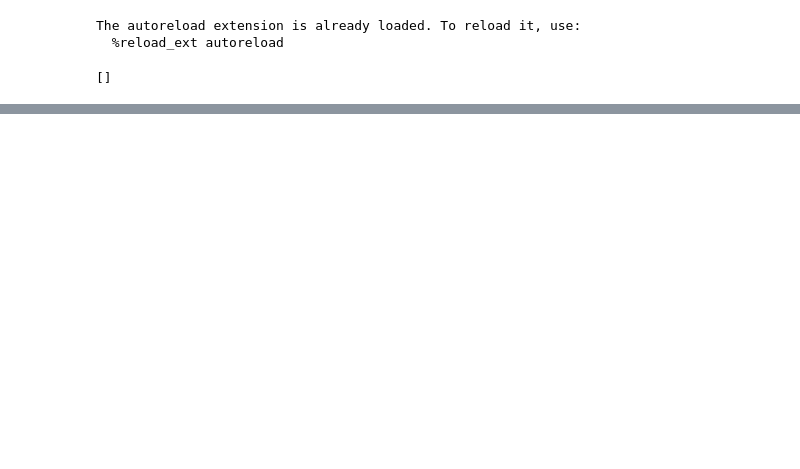
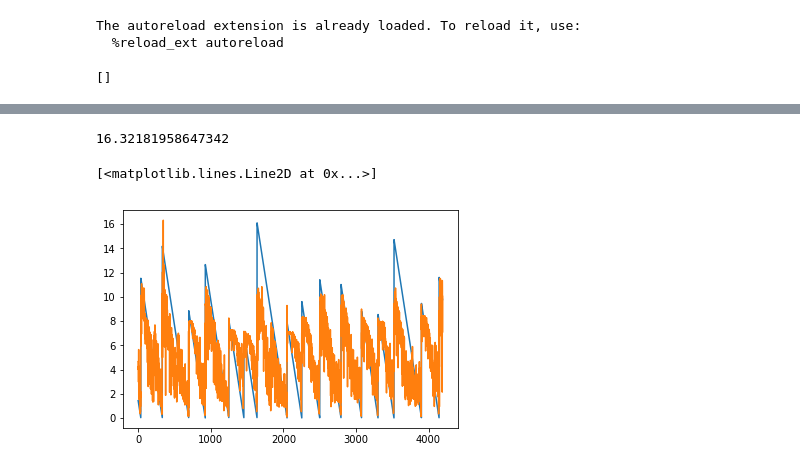
Before and after one commit to JonRao/LANL-Earthquake-Prediction, a Jupyter notebook: eda.ipynb, the cells around one changed output, grey strips where cells are left out. Saved outputs shown, nothing was run; the diff lists cells and outputs as text; code cells hidden in the pictures; blank space fills up the shorter version.

```diff
--- a/eda.ipynb
+++ b/eda.ipynb
@@ -183,4 +30,0 @@ Name: num_peaks_500, dtype: float64
-# %%
-a = pickle.load(open('./data/earthquake_id.p', 'rb'))
-# a[4194] = 16
-# pickle.dump(a[:4194], open('./data/earthquake_id.p', 'wb'))
@@ -191,5 +30,0 @@ a.shape
-# %%
-X_test = pickle.load(open('./data/test_transform.p', 'rb'))
-X_test = X_test.astype('float')
-X_test['var_larger_than_std_dev'] = X_test['var_larger_than_std_dev'].astype(bool)
-pickle.dump(X_test, open('./data/test_transform.p', 'wb'))
@@ -525,2 +30,0 @@ pd.DataFrame(d).T
-# %%
-df = pickle.load(open('./data/test_transform.p', 'rb'))
@@ -546,0 +51,6 @@ ModuleNotFoundError: No module named 'data_transform'
+# %%
+pred = pickle.load(open('./data/prediction/0504_1217_LGBModel_74_CV_1.97_1.89_0.73', 'rb'))
+# %%
+np.max(pred['oof'])
+# %% [output]
+16.32181958647342
@@ -546,0 +59,6 @@ ModuleNotFoundError: No module named 'data_transform'
+# %%
+plt.plot(y_tr)
+plt.plot(pred['oof'])
+# %% [output]
+[<matplotlib.lines.Line2D at 0x...>]
+[figure, added]
```
Also changed, not shown: parts of 65 cells of this notebook, 10 other files.
